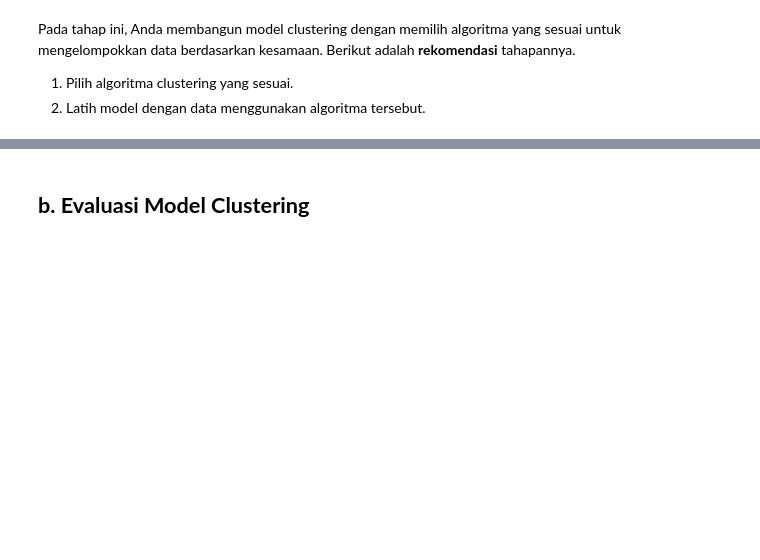
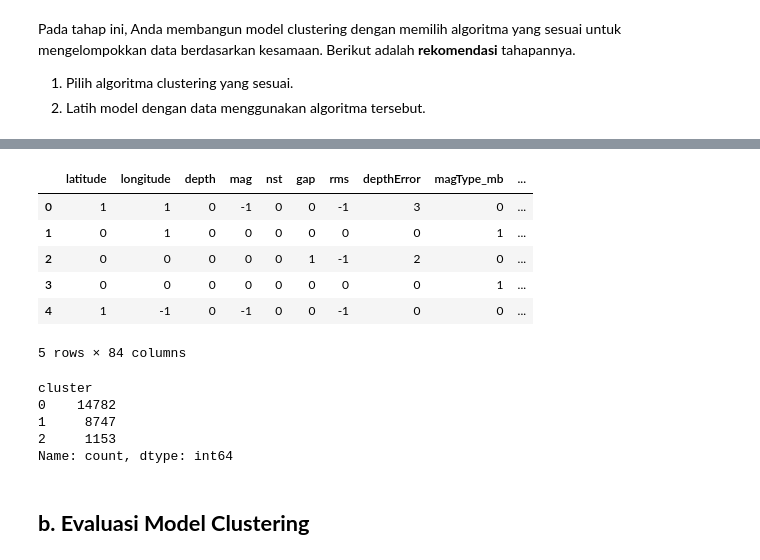
Before and after one commit to septiisdayanna/earthquakes_clustering, a Jupyter notebook: [Clustering]_Submission_Akhir_BMLP_Your_Name_(Updated).ipynb, the cells around one changed output, grey strips where cells are left out. Cells and saved outputs as stored; diff of their text form; code cells hidden in the pictures; blank space fills up the shorter version.

```diff
--- a/[Clustering]_Submission_Akhir_BMLP_Your_Name_(Updated).ipynb
+++ b/[Clustering]_Submission_Akhir_BMLP_Your_Name_(Updated).ipynb
@@ -378,4 +378,34 @@ visualizer.show()
 <Axes: title={'center': 'Distortion Score Elbow for KMeans Clustering'}, xlabel='k', ylabel='distortion score'>
+# %%
+# Inisialisasi model dengan k=3 dan iterasi 2
+kmeans = KMeans(n_clusters=3, random_state=42, n_init=2)
+
+# Melatih model dengan data yang sudah di-encode dan distandarisasi
+kmeans.fit(df_one_hot)
+
+# Menambahkan hasil cluster ke dataframe
+labels = kmeans.labels_
+df_one_hot['cluster'] = labels
+
+# Menampilkan hasil cluster pertama
+df_one_hot.head()
+# %% [output]
+|  | latitude | longitude | depth | mag | nst | gap | rms | depthError | magType_mb | ... |
+| 0 | 1 | 1 | 0 | -1 | 0 | 0 | -1 | 3 | 0 | ... |
+| 1 | 0 | 1 | 0 | 0 | 0 | 0 | 0 | 0 | 1 | ... |
+| 2 | 0 | 0 | 0 | 0 | 0 | 1 | -1 | 2 | 0 | ... |
+| 3 | 0 | 0 | 0 | 0 | 0 | 0 | 0 | 0 | 1 | ... |
+| 4 | 1 | -1 | 0 | -1 | 0 | 0 | -1 | 0 | 0 | ... |
+5 rows × 84 columns
+# %%
+# Menampilkan jumlah data di setiap cluster
+df_one_hot['cluster'].value_counts()
+# %% [output]
+cluster
+0    14782
+1     8747
+2     1153
+Name: count, dtype: int64
 # %% [markdown]
 ## **b. Evaluasi Model Clustering**
 # %% [markdown]
```
Also changed, not shown: parts of 9 cells of this notebook.
